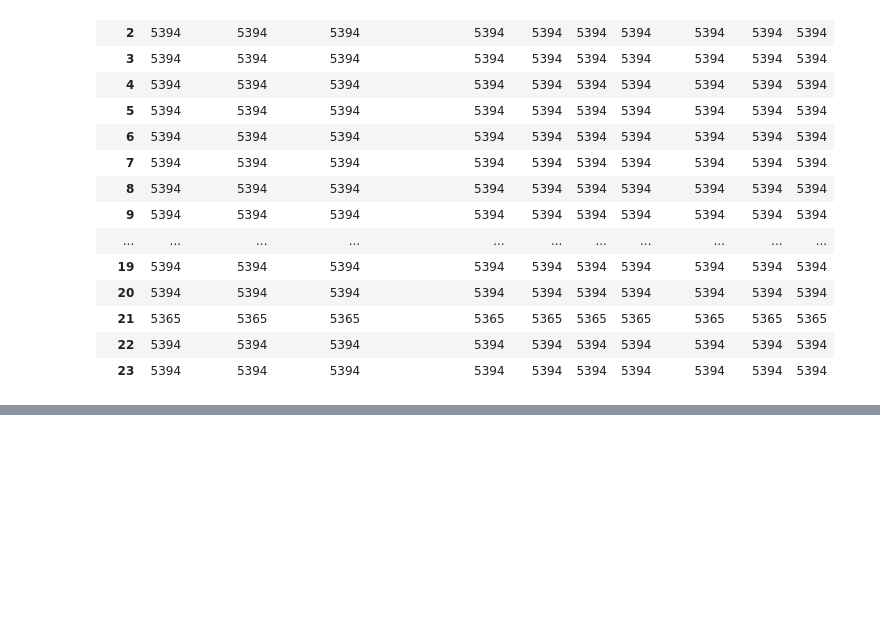
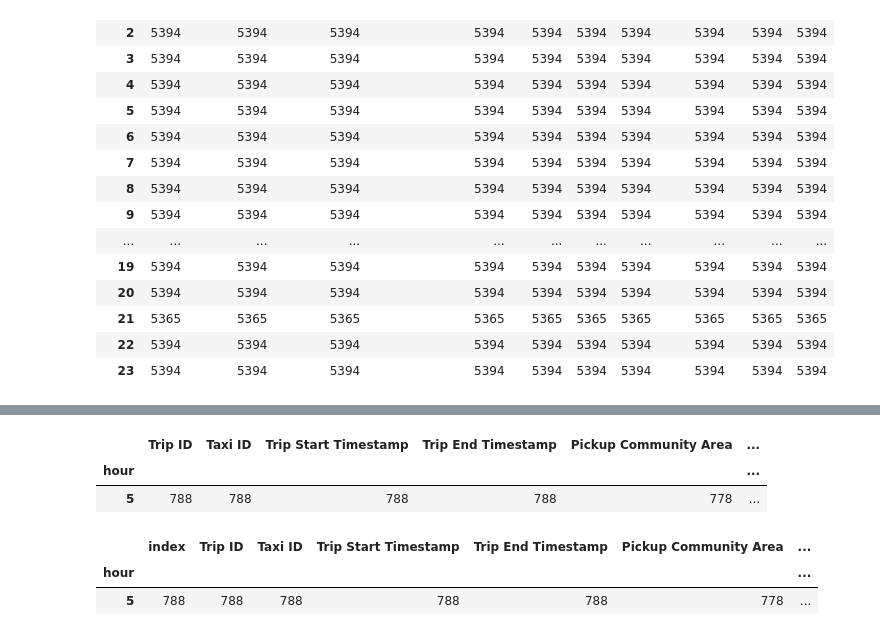
Before and after one commit to Inoueian/chicago-taxi, a Jupyter notebook: chicago-taxi.ipynb, the cells around one changed output, grey strips where cells are left out. Drawn from its saved outputs; the diff is of its cells as text; code cells hidden in the pictures; blank space fills up the shorter version.

```diff
--- a/chicago-taxi.ipynb
+++ b/chicago-taxi.ipynb
@@ -484,0 +517,14 @@ df_cong.iloc[:129427].groupby('hour').count()
+# %%
+df_Loop[(df_Loop['Dropoff Community Area'] == 32.) &
+        (df_Loop['hour'] == 5)].groupby('hour').count()
+# %% [output]
+|  | Trip ID | Taxi ID | Trip Start Timestamp | Trip End Timestamp | Pickup Community Area | ... |
+| hour |  |  |  |  |  | ... |
+| 5 | 788 | 788 | 788 | 788 | 778 | ... |
+# %%
+df_Loop[(df_Loop['Dropoff Community Area'] == 32.) &
+        (df_Loop['hour'] == 5)].reset_index().groupby('hour').count()
+# %% [output]
+|  | index | Trip ID | Taxi ID | Trip Start Timestamp | Trip End Timestamp | Pickup Community Area | ... |
+| hour |  |  |  |  |  |  | ... |
+| 5 | 788 | 788 | 788 | 788 | 788 | 778 | ... |
```
Also changed, not shown: parts of 22 cells of this notebook, 5 other files.
